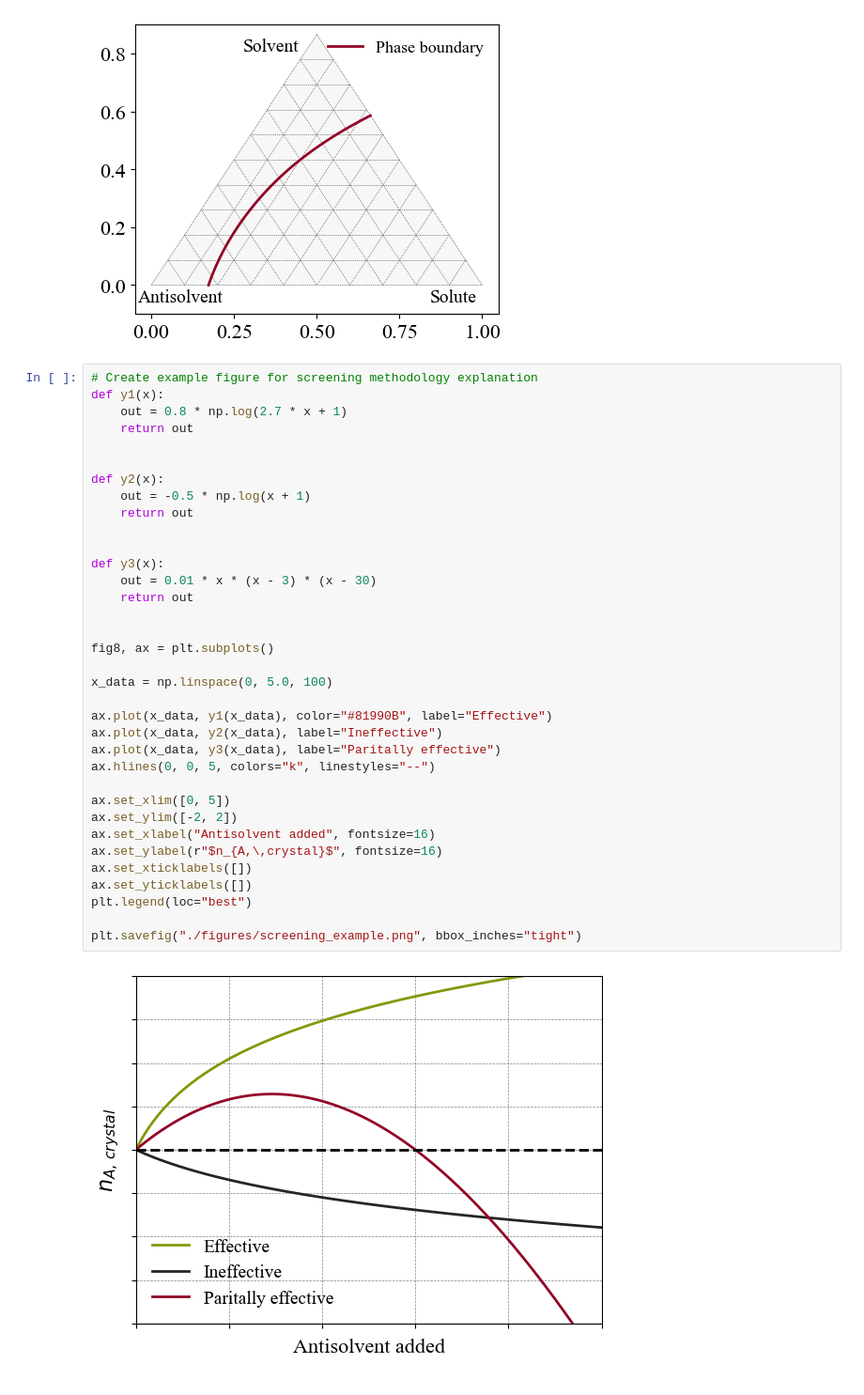
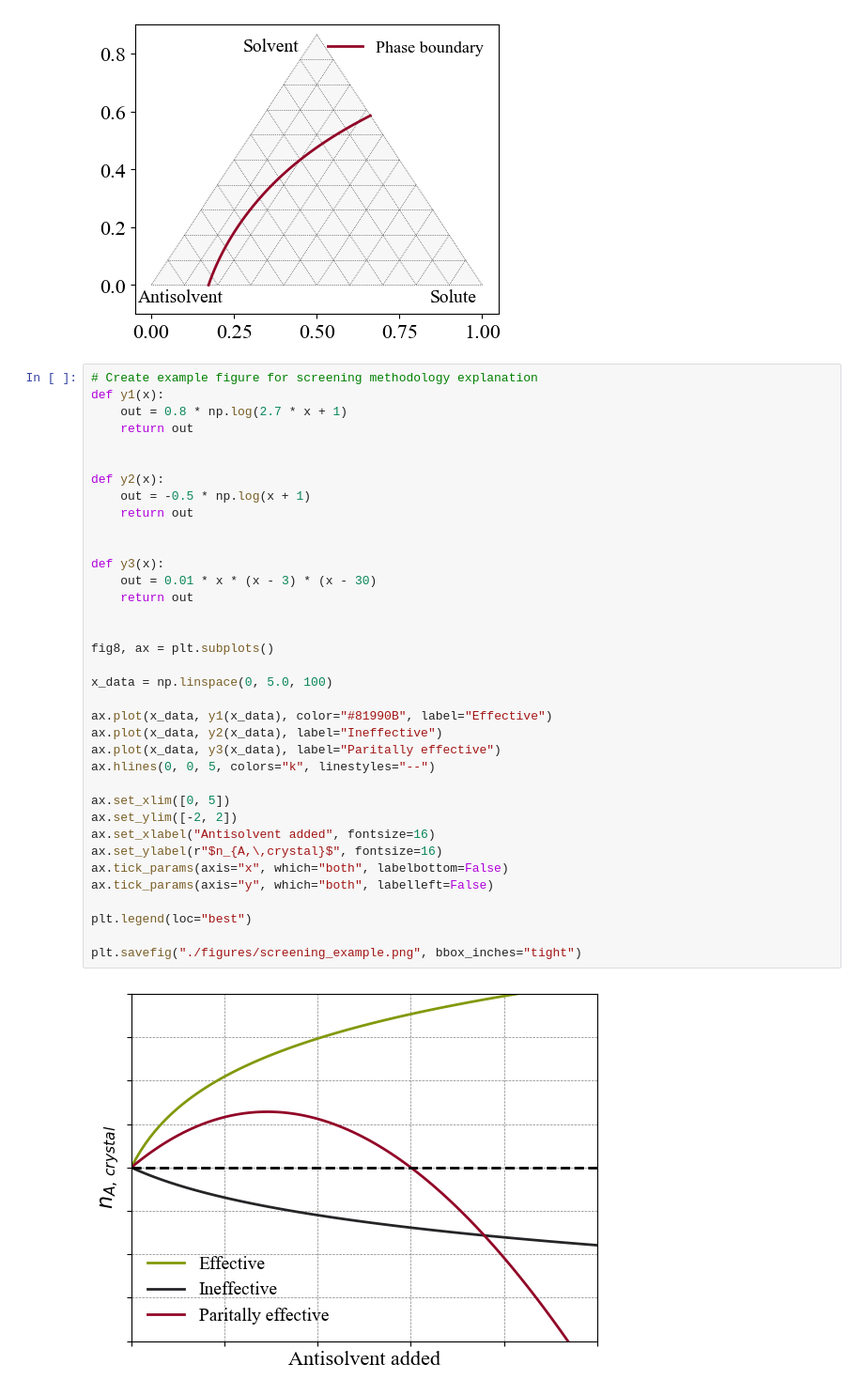
Before and after one commit to HyuntaeKR/drowning-out, a Jupyter notebook: thesis_project/pharma_antisolvent_screening.ipynb, the cells around one changed output. Shown at 94% size. Cells and saved outputs as stored; diff of their text form.

Commit message:
Edit screening example plot

```diff
--- a/thesis_project/pharma_antisolvent_screening.ipynb
+++ b/thesis_project/pharma_antisolvent_screening.ipynb
@@ -574,33 +574,34 @@ def y1(x):
     return out
 
 
 def y2(x):
     out = -0.5 * np.log(x + 1)
     return out
 
 
 def y3(x):
     out = 0.01 * x * (x - 3) * (x - 30)
     return out
 
 
 fig8, ax = plt.subplots()
 
 x_data = np.linspace(0, 5.0, 100)
 
 ax.plot(x_data, y1(x_data), color="#81990B", label="Effective")
 ax.plot(x_data, y2(x_data), label="Ineffective")
 ax.plot(x_data, y3(x_data), label="Paritally effective")
 ax.hlines(0, 0, 5, colors="k", linestyles="--")
 
 ax.set_xlim([0, 5])
 ax.set_ylim([-2, 2])
 ax.set_xlabel("Antisolvent added", fontsize=16)
 ax.set_ylabel(r"$n_{A,\,crystal}$", fontsize=16)
-ax.set_xticklabels([])
-ax.set_yticklabels([])
+ax.tick_params(axis="x", which="both", labelbottom=False)
+ax.tick_params(axis="y", which="both", labelleft=False)
+
 plt.legend(loc="best")
 
 plt.savefig("./figures/screening_example.png", bbox_inches="tight")
 # %% [output]
-[figure, old version]
+[figure, new version]
```
